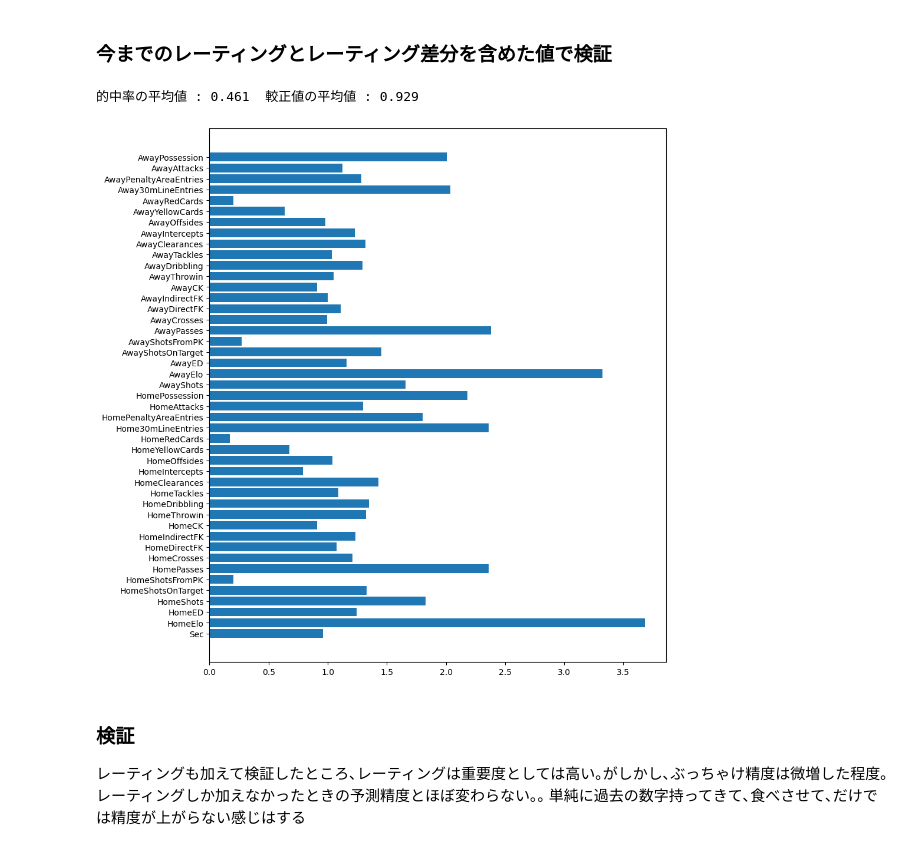
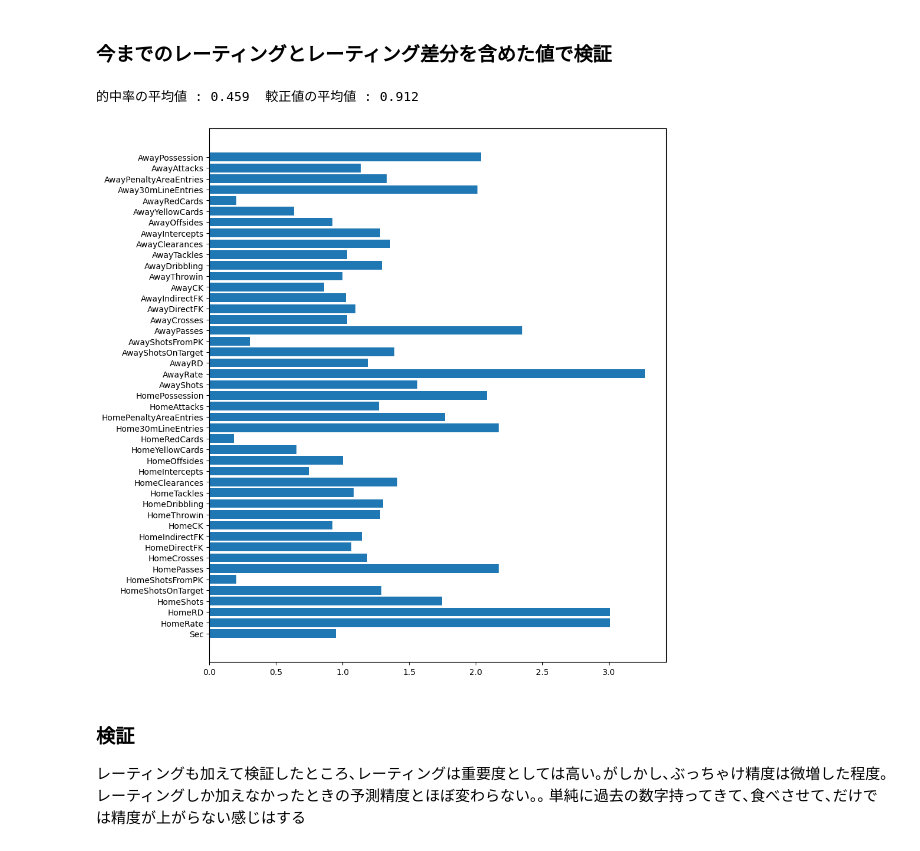
Before and after one commit to dovicie/jleague-result-prediction, a Jupyter notebook: prediction_with_recent_stats.ipynb, the cells around one changed output. Saved outputs shown, nothing was run; the diff lists cells and outputs as text; code cells hidden in the pictures.

```diff
--- a/prediction_with_recent_stats.ipynb
+++ b/prediction_with_recent_stats.ipynb
@@ -346,13 +328,13 @@ for _ in range(10):
     for year in (2015,2016,2017,2018,2019,2020):
 
         df_past = pd.concat([df[f"{year-3}"],df[f"{year-2}"],df[f"{year-1}"]])
-        X_train=df_past[['Sec', 'HomeElo','HomeED','HomeShots', 'HomeShotsOnTarget', 'HomeShotsFromPK',
+        X_train=df_past[['Sec', 'HomeRate','HomeRate','HomeShots', 'HomeShotsOnTarget', 'HomeShotsFromPK',
                  'HomePasses', 'HomeCrosses', 'HomeDirectFK', 'HomeIndirectFK', 'HomeCK',
                  'HomeThrowin', 'HomeDribbling', 'HomeTackles', 'HomeClearances',
                  'HomeIntercepts', 'HomeOffsides', 'HomeYellowCards', 'HomeRedCards',
                  'Home30mLineEntries', 'HomePenaltyAreaEntries', 'HomeAttacks',
                   'HomePossession', 'AwayShots',
-                 'AwayElo','AwayED','AwayShotsOnTarget', 'AwayShotsFromPK', 'AwayPasses', 'AwayCrosses',
+                 'AwayRate','AwayRD','AwayShotsOnTarget', 'AwayShotsFromPK', 'AwayPasses', 'AwayCrosses',
                  'AwayDirectFK', 'AwayIndirectFK', 'AwayCK', 'AwayThrowin',
                  'AwayDribbling', 'AwayTackles', 'AwayClearances', 'AwayIntercepts',
                  'AwayOffsides', 'AwayYellowCards', 'AwayRedCards', 'Away30mLineEntries',
@@ -360,13 +342,13 @@ for _ in range(10):
         y_train = df_past["W/L"].values
 
         df_future = df[f"{year}"]
-        X_test=df_future[['Sec', 'HomeElo','HomeED', 'HomeShots', 'HomeShotsOnTarget', 'HomeShotsFromPK',
+        X_test=df_future[['Sec', 'HomeRate','HomeRD', 'HomeShots', 'HomeShotsOnTarget', 'HomeShotsFromPK',
                  'HomePasses', 'HomeCrosses', 'HomeDirectFK', 'HomeIndirectFK', 'HomeCK',
                  'HomeThrowin', 'HomeDribbling', 'HomeTackles', 'HomeClearances',
                  'HomeIntercepts', 'HomeOffsides', 'HomeYellowCards', 'HomeRedCards',
                  'Home30mLineEntries', 'HomePenaltyAreaEntries', 'HomeAttacks',
                   'HomePossession', 'AwayShots',
-                 'AwayElo','AwayED','AwayShotsOnTarget', 'AwayShotsFromPK', 'AwayPasses', 'AwayCrosses',
+                 'AwayRate','AwayRD','AwayShotsOnTarget', 'AwayShotsFromPK', 'AwayPasses', 'AwayCrosses',
                  'AwayDirectFK', 'AwayIndirectFK', 'AwayCK', 'AwayThrowin',
                  'AwayDribbling', 'AwayTackles', 'AwayClearances', 'AwayIntercepts',
                  'AwayOffsides', 'AwayYellowCards', 'AwayRedCards', 'Away30mLineEntries',
@@ -398,7 +380,7 @@ for _ in range(10):
 
         for index,row in df_future.iterrows():
             # ホームが実力上位
-            if row["HomeElo"] > row["AwayElo"]:
+            if row["HomeRate"] > row["AwayRate"]:
                 pred_winrate_sum += y_pred_proba[count][1]
                 pred_drawrate_sum += y_pred_proba[count][0]
                 pred_lossrate_sum += y_pred_proba[count][2]
@@ -411,7 +393,7 @@ for _ in range(10):
                     actual_loss_sum += 1
 
             # アウェイが実力上位
-            elif row["AwayElo"] > row["HomeElo"]:
+            elif row["AwayRate"] > row["HomeRate"]:
                 pred_winrate_sum += y_pred_proba[count][2]
                 pred_drawrate_sum += y_pred_proba[count][0]
                 pred_lossrate_sum += y_pred_proba[count][1]
@@ -431,30 +413,30 @@ for _ in range(10):
 
 print(f"的中率の平均値 : {np.mean(accuracies):.3f}  較正値の平均値 : {np.mean(calibrations):.3f}")
 # %% [output]
-的中率の平均値 : 0.461  較正値の平均値 : 0.929
+的中率の平均値 : 0.459  較正値の平均値 : 0.912
 # %%
 # feature_imp_sum = feature_imp_sum[:22]+feature_imp_sum[22:]
 # left = range(22)
 left = range(45)
 height=feature_imp_sum
 
-label = ['Sec', 'HomeElo','HomeED','HomeShots', 'HomeShotsOnTarget', 'HomeShotsFromPK',
+label = ['Sec', 'HomeRate','HomeRD','HomeShots', 'HomeShotsOnTarget', 'HomeShotsFromPK',
                  'HomePasses', 'HomeCrosses', 'HomeDirectFK', 'HomeIndirectFK', 'HomeCK',
                  'HomeThrowin', 'HomeDribbling', 'HomeTackles', 'HomeClearances',
                  'HomeIntercepts', 'HomeOffsides', 'HomeYellowCards', 'HomeRedCards',
                  'Home30mLineEntries', 'HomePenaltyAreaEntries', 'HomeAttacks',
                   'HomePossession', 'AwayShots',
-                 'AwayElo','AwayED','AwayShotsOnTarget', 'AwayShotsFromPK', 'AwayPasses', 'AwayCrosses',
+                 'AwayRate','AwayRD','AwayShotsOnTarget', 'AwayShotsFromPK', 'AwayPasses', 'AwayCrosses',
                  'AwayDirectFK', 'AwayIndirectFK', 'AwayCK', 'AwayThrowin',
                  'AwayDribbling', 'AwayTackles', 'AwayClearances', 'AwayIntercepts',
                  'AwayOffsides', 'AwayYellowCards', 'AwayRedCards', 'Away30mLineEntries',
                  'AwayPenaltyAreaEntries', 'AwayAttacks', 'AwayPossession']
 
 plt.figure(figsize=(10, 12), dpi=100)
 plt.barh(left, height,tick_label=label, align="center")
 plt.show()
 # %% [output]
-[figure, old version]
+[figure, new version]
 # %% [markdown]
 ### 検証
 
```
Also changed, not shown: parts of 38 cells of this notebook, 19 other files.
